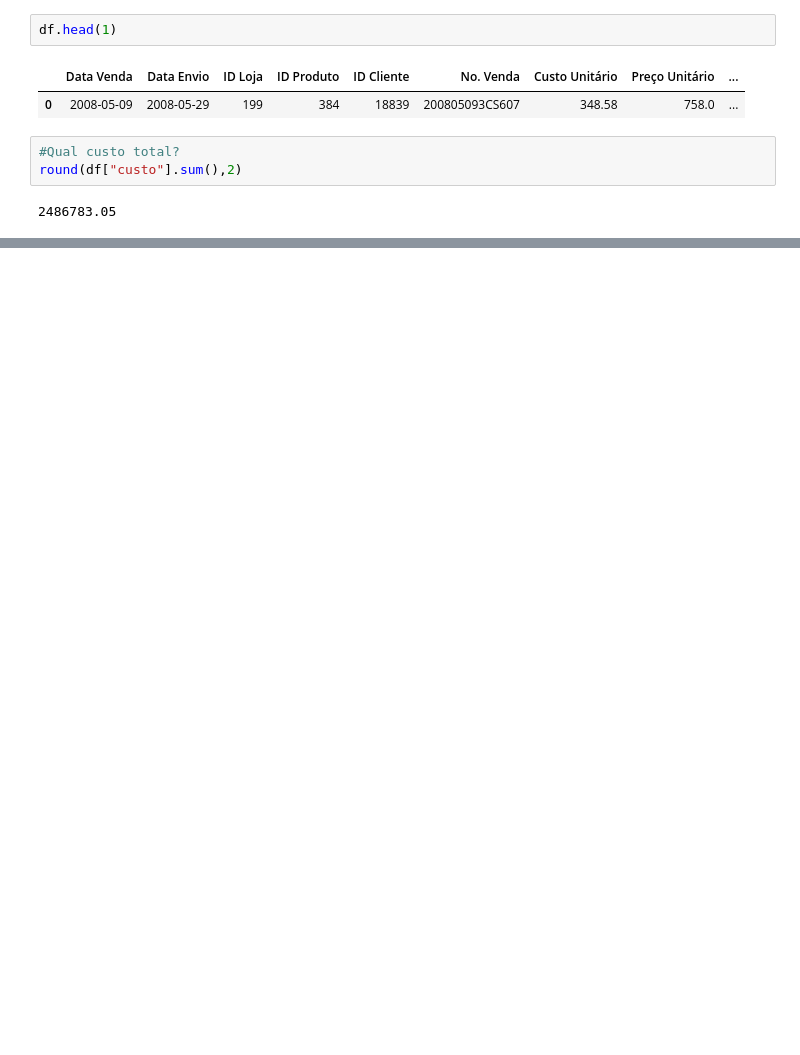
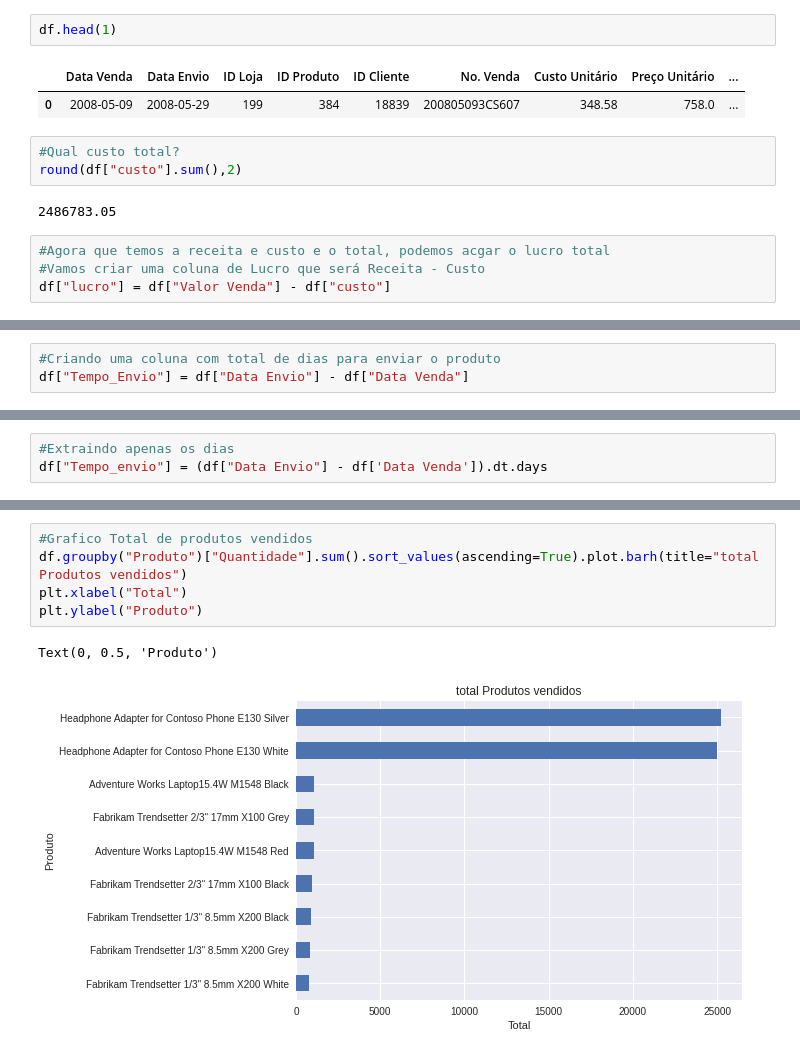
Before and after one commit to rrssp/dio-Unimed-BH-Ciencia-Dados, a Jupyter notebook: python/Colab/Aula8_Analise_Exploratoria.ipynb, the cells around one changed output, grey strips where cells are left out. Drawn from its saved outputs; the diff is of its cells as text; blank space fills up the shorter version.

```diff
--- a/python/Colab/Aula8_Analise_Exploratoria.ipynb
+++ b/python/Colab/Aula8_Analise_Exploratoria.ipynb
@@ -62,3 +62,7 @@ df.head(1)
 round(df["custo"].sum(),2)
 # %% [output]
 2486783.05
+# %%
+#Agora que temos a receita e custo e o total, podemos acgar o lucro total
+#Vamos criar uma coluna de Lucro que será Receita - Custo
+df["lucro"] = df["Valor Venda"] - df["custo"]
@@ -64,0 +79,3 @@ round(df["custo"].sum(),2)
+# %%
+#Criando uma coluna com total de dias para enviar o produto
+df["Tempo_Envio"] = df["Data Envio"] - df["Data Venda"]
@@ -64,0 +93,3 @@ round(df["custo"].sum(),2)
+# %%
+#Extraindo apenas os dias
+df["Tempo_envio"] = (df["Data Envio"] - df['Data Venda']).dt.days
@@ -64,0 +180,8 @@ round(df["custo"].sum(),2)
+# %%
+#Grafico Total de produtos vendidos
+df.groupby("Produto")["Quantidade"].sum().sort_values(ascending=True).plot.barh(title="total Produtos vendidos")
+plt.xlabel("Total")
+plt.ylabel("Produto")
+# %% [output]
+Text(0, 0.5, 'Produto')
+[figure, added]
```
Also changed, not shown: parts of 28 cells of this notebook.
